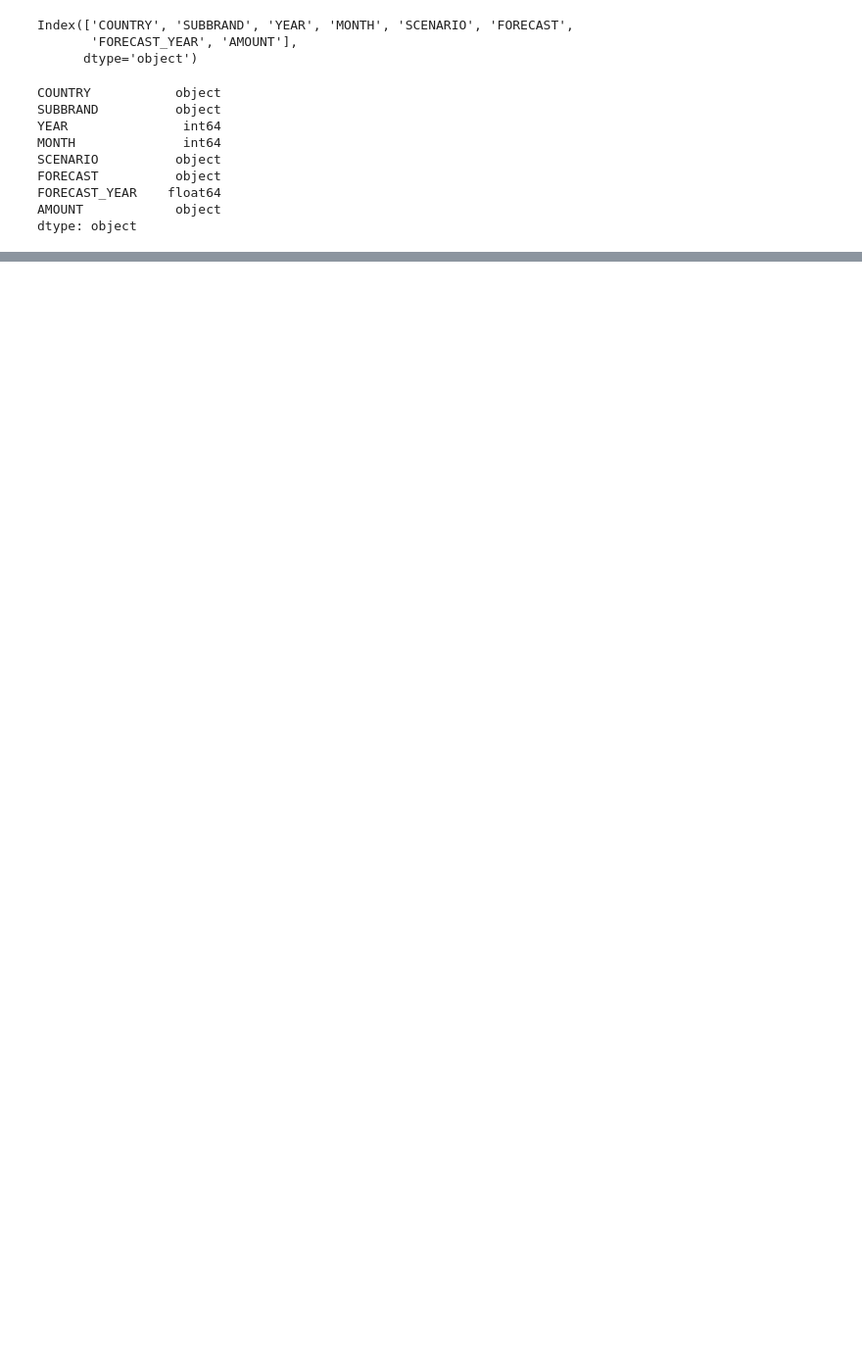
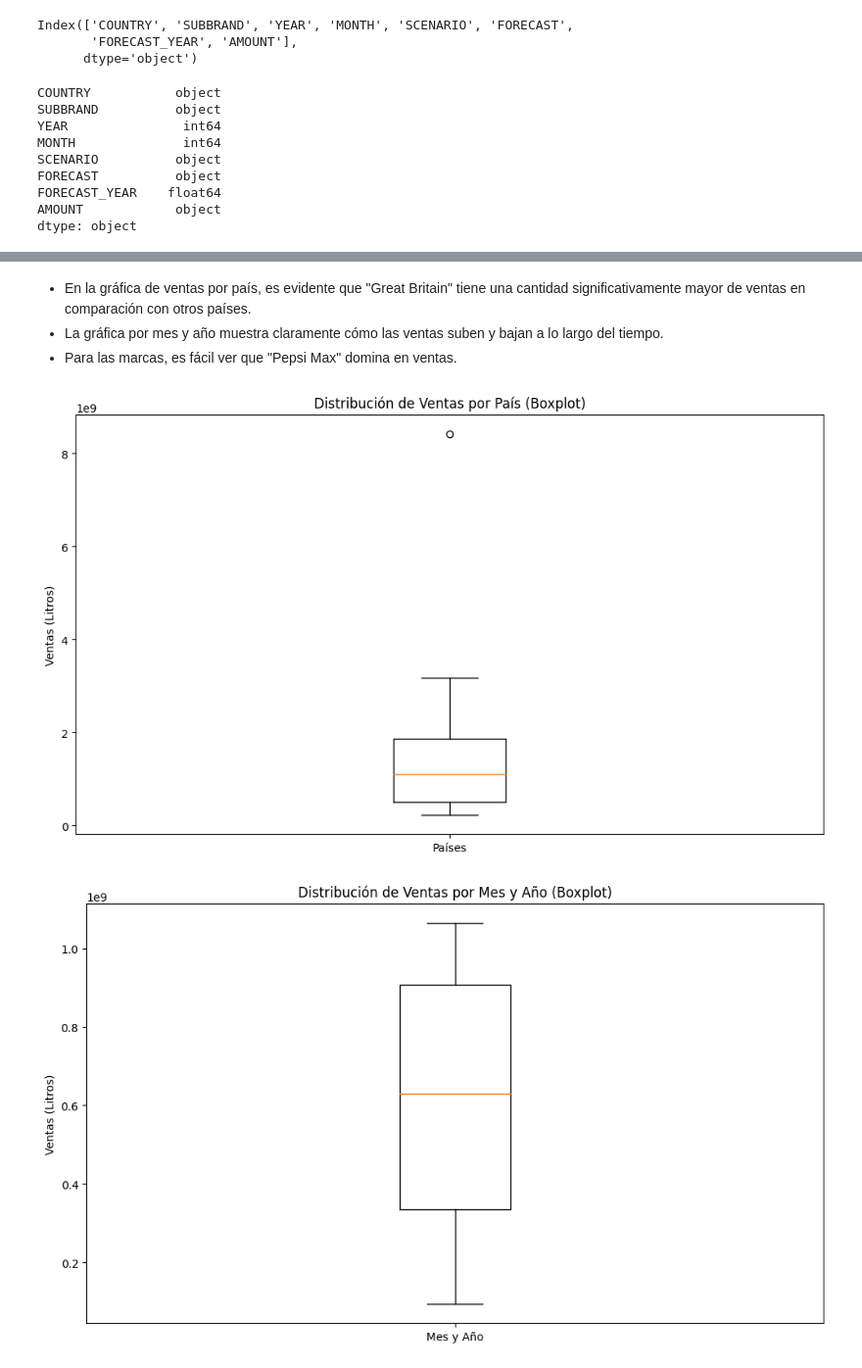
Before and after one commit to juliablaz2003/UFV_visualizacion, a Jupyter notebook: Ejercicios de clase/clase2_18oct.ipynb, the cells around one changed output, grey strips where cells are left out. Shown at 98% size. Cells and saved outputs as stored; diff of their text form; code cells hidden in the pictures; blank space fills up the shorter version.

```diff
--- a/Ejercicios de clase/clase2_18oct.ipynb
+++ b/Ejercicios de clase/clase2_18oct.ipynb
@@ -177,0 +291,36 @@ predicciones_espana
+# %% [markdown]
+-  En la gráfica de ventas por país, es evidente que "Great Britain" tiene una cantidad significativamente mayor de ventas en comparación con otros países.
+- La gráfica por mes y año muestra claramente cómo las ventas suben y bajan a lo largo del tiempo.
+- Para las marcas, es fácil ver que "Pepsi Max" domina en ventas.
+# %%
+# Graficar las distribuciones en histogramas (o boxplots)
+
+# Gráfico de la distribución de ventas por país (boxplot)
+plt.figure(figsize=(10, 6))
+plt.boxplot(ventas_pais)
+plt.title('Distribución de Ventas por País (Boxplot)')
+plt.ylabel('Ventas (Litros)')
+plt.xticks([1], ['Países'])
+plt.tight_layout()
+plt.show()
+
+# Gráfico de la distribución de ventas por mes y año (boxplot)
+plt.figure(figsize=(10, 6))
+plt.boxplot(ventas_mes_anio)
+plt.title('Distribución de Ventas por Mes y Año (Boxplot)')
+plt.ylabel('Ventas (Litros)')
+plt.xticks([1], ['Mes y Año'])
+plt.tight_layout()
+plt.show()
+
+# Gráfico de la distribución de ventas por marca (boxplot)
+plt.figure(figsize=(10, 6))
+plt.boxplot(ventas_marca)
+plt.title('Distribución de Ventas por Marca (Boxplot)')
+plt.ylabel('Ventas (Litros)')
+plt.xticks([1], ['Marcas'])
+plt.tight_layout()
+plt.show()
+# %% [output]
+[figure, added]
+[figure, added]
```
Also changed, not shown: parts of 67 cells of this notebook.
